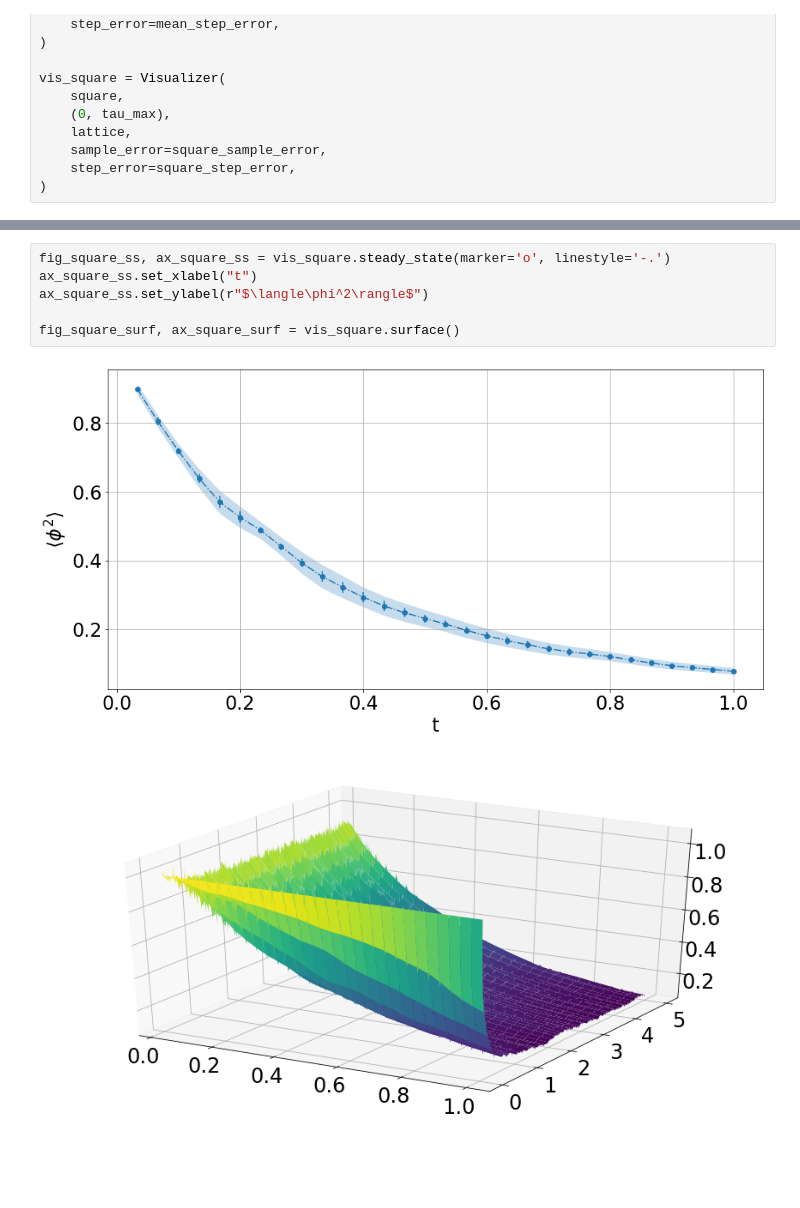
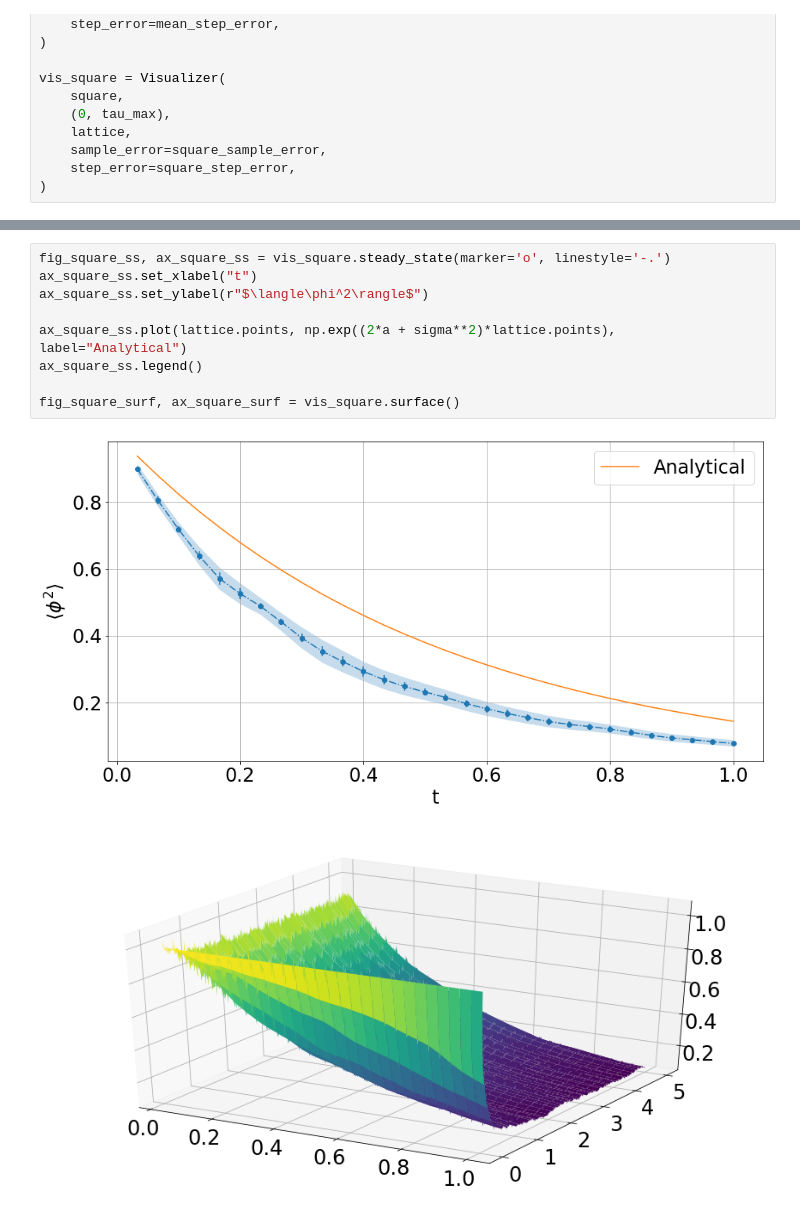
Before and after one commit to Jvanrhijn/pyspde, a Jupyter notebook: tutorial.ipynb, the cells around one changed output, grey strips where cells are left out. Cells and saved outputs as stored; diff of their text form; blank space fills up the shorter version.

```diff
--- a/tutorial.ipynb
+++ b/tutorial.ipynb
@@ -184,9 +187,12 @@ fig_mean_surf, ax_mean_surf = vis_mean.surface()
 # %%
 fig_square_ss, ax_square_ss = vis_square.steady_state(marker='o', linestyle='-.')
 ax_square_ss.set_xlabel("t")
 ax_square_ss.set_ylabel(r"$\langle\phi^2\rangle$")
 
+ax_square_ss.plot(lattice.points, np.exp((2*a + sigma**2)*lattice.points), label="Analytical")
+ax_square_ss.legend()
+
 fig_square_surf, ax_square_surf = vis_square.surface()
 # %% [output]
-[figure, old version]
+[figure, new version]
 [figure]
```
Also changed, not shown: parts of 1 cell of this notebook.
